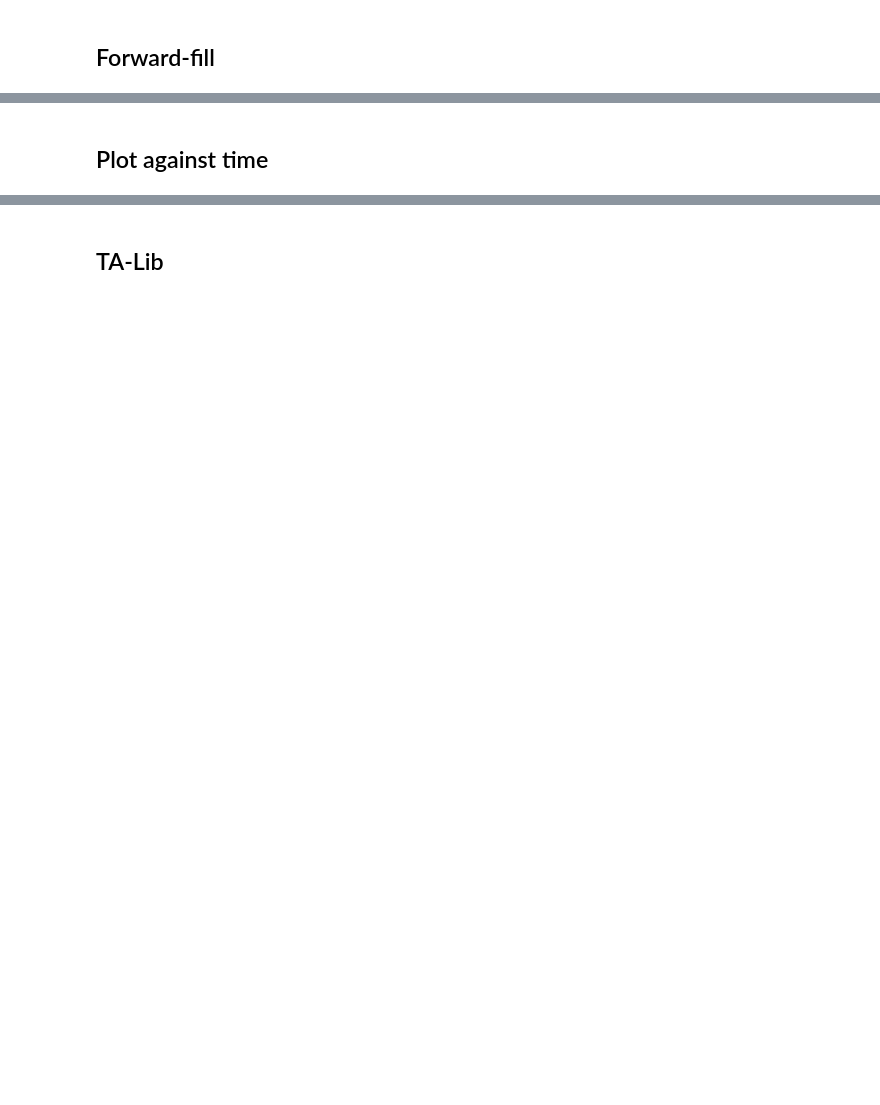
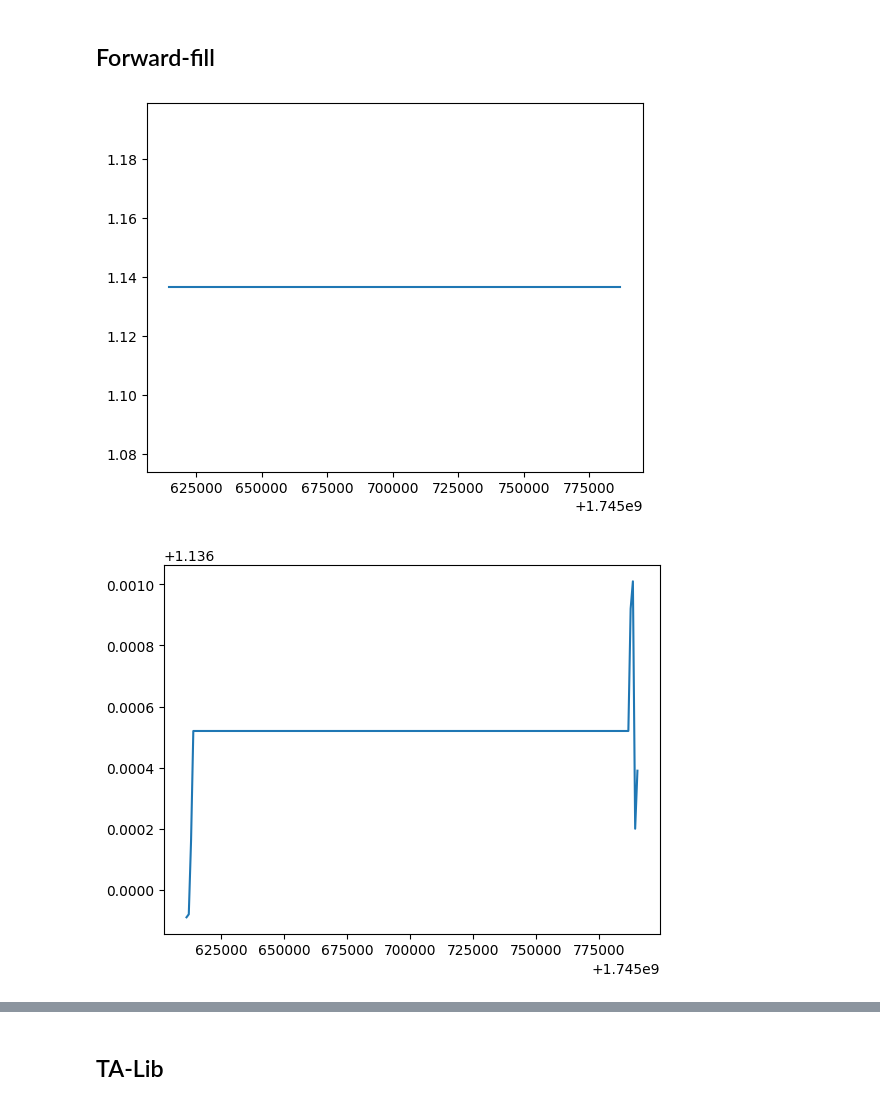
Before and after one commit to badassdatascience/badass-data-science, a Jupyter notebook: badassdatascience/forex/EDA/EDA_002.ipynb, the cells around one changed output, grey strips where cells are left out. Saved outputs shown, nothing was run; the diff lists cells and outputs as text; code cells hidden in the pictures; blank space fills up the shorter version.

```diff
--- a/badassdatascience/forex/EDA/EDA_002.ipynb
+++ b/badassdatascience/forex/EDA/EDA_002.ipynb
@@ -63,2 +46,6 @@ from badassdatascience.forex.utilities.forward_fill import ff
 # %%
-df_post_ff = ff(df_to_ff)
+df_post_ff = ff(df_full_even_timestamps)
+ff_test_plots(df_post_ff)
+# %% [output]
+[figure, added]
+[figure, added]
@@ -107,2 +52,0 @@ rough_plot(df_ff_final_test['time'], df_ff_final_test['ask_c'])
-# %% [markdown]
-## Plot against time
```
Also changed, not shown: parts of 74 cells of this notebook.
